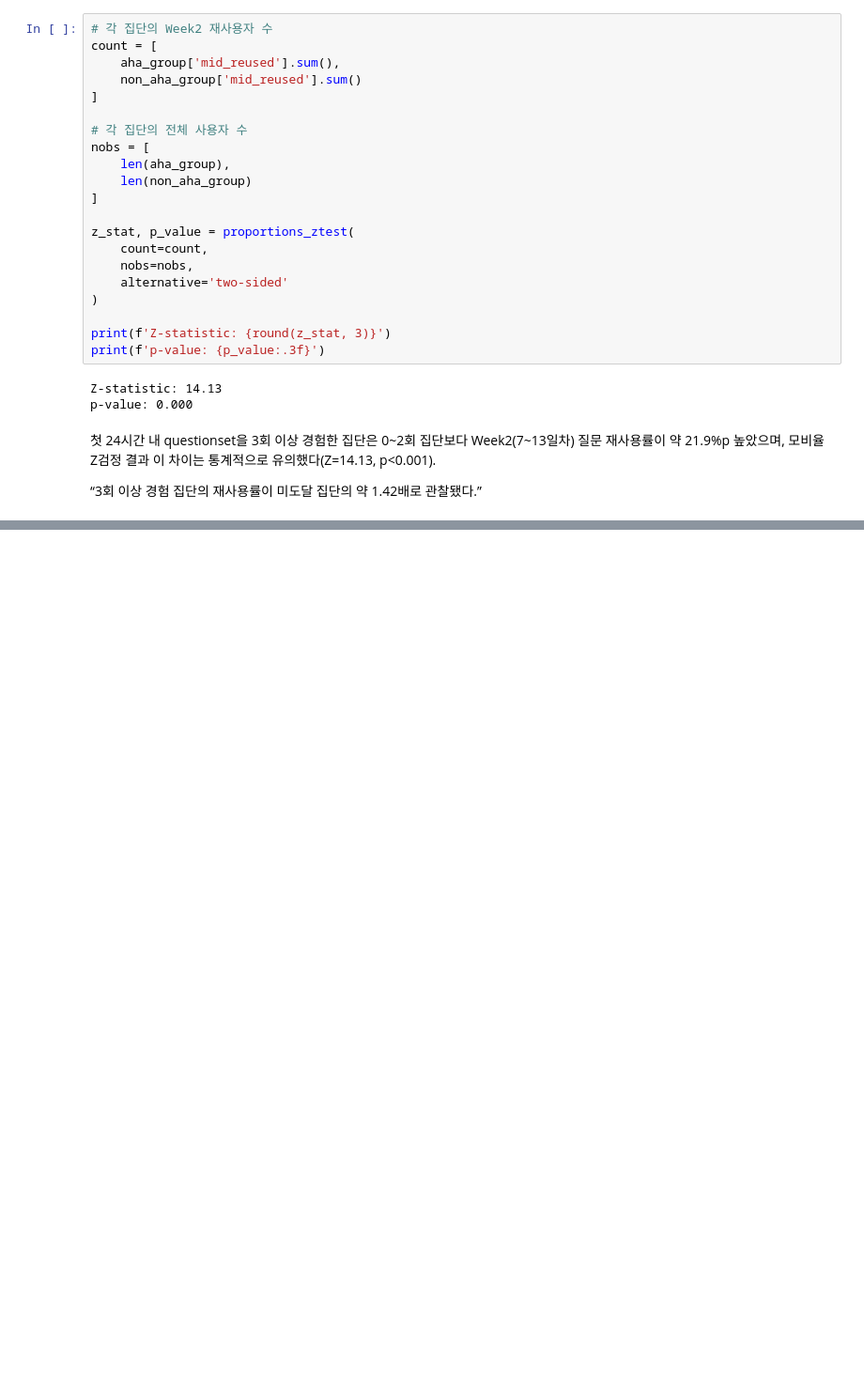
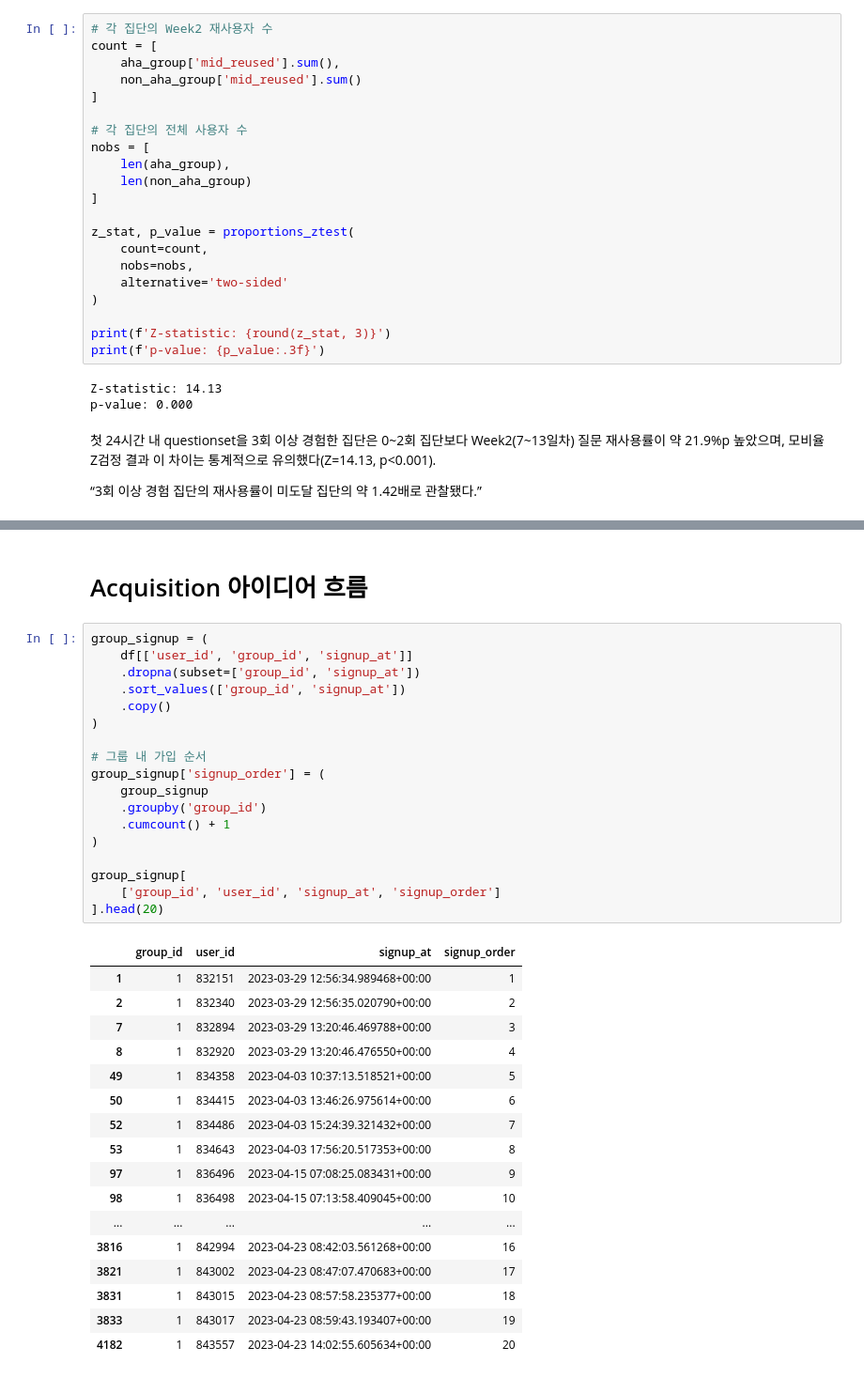
Before and after one commit to zoo-no-s/sns_service_analysis, a Jupyter notebook: notebooks/activation_analysis_kkw.ipynb, the cells around one changed output, grey strips where cells are left out. Shown at 94% size. Saved outputs shown, nothing was run; the diff lists cells and outputs as text; blank space fills up the shorter version.

```diff
--- a/notebooks/activation_analysis_kkw.ipynb
+++ b/notebooks/activation_analysis_kkw.ipynb
@@ -2671,0 +2832,38 @@ p-value: 0.000
+# %% [markdown]
+# Acquisition 아이디어 흐름
+# %%
+group_signup = (
+    df[['user_id', 'group_id', 'signup_at']]
+    .dropna(subset=['group_id', 'signup_at'])
+    .sort_values(['group_id', 'signup_at'])
+    .copy()
+)
+
+# 그룹 내 가입 순서
+group_signup['signup_order'] = (
+    group_signup
+    .groupby('group_id')
+    .cumcount() + 1
+)
+
+group_signup[
+    ['group_id', 'user_id', 'signup_at', 'signup_order']
+].head(20)
+# %% [output]
+|  | group_id | user_id | signup_at | signup_order |
+| 1 | 1 | 832151 | 2023-03-29 12:56:34.989468+00:00 | 1 |
+| 2 | 1 | 832340 | 2023-03-29 12:56:35.020790+00:00 | 2 |
+| 7 | 1 | 832894 | 2023-03-29 13:20:46.469788+00:00 | 3 |
+| 8 | 1 | 832920 | 2023-03-29 13:20:46.476550+00:00 | 4 |
+| 49 | 1 | 834358 | 2023-04-03 10:37:13.518521+00:00 | 5 |
+| 50 | 1 | 834415 | 2023-04-03 13:46:26.975614+00:00 | 6 |
+| 52 | 1 | 834486 | 2023-04-03 15:24:39.321432+00:00 | 7 |
+| 53 | 1 | 834643 | 2023-04-03 17:56:20.517353+00:00 | 8 |
+| 97 | 1 | 836496 | 2023-04-15 07:08:25.083431+00:00 | 9 |
+| 98 | 1 | 836498 | 2023-04-15 07:13:58.409045+00:00 | 10 |
+| ... | ... | ... | ... | ... |
+| 3816 | 1 | 842994 | 2023-04-23 08:42:03.561268+00:00 | 16 |
+| 3821 | 1 | 843002 | 2023-04-23 08:47:07.470683+00:00 | 17 |
+| 3831 | 1 | 843015 | 2023-04-23 08:57:58.235377+00:00 | 18 |
+| 3833 | 1 | 843017 | 2023-04-23 08:59:43.193407+00:00 | 19 |
+| 4182 | 1 | 843557 | 2023-04-23 14:02:55.605634+00:00 | 20 |
```
Also changed, not shown: parts of 117 cells of this notebook.
